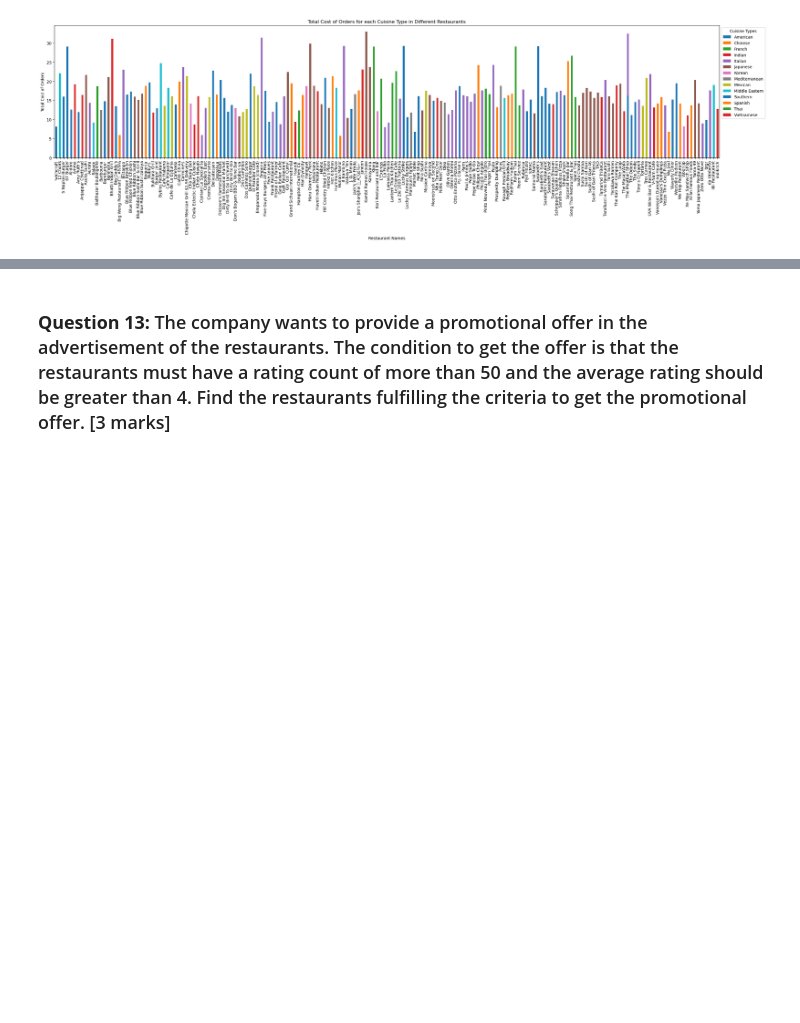
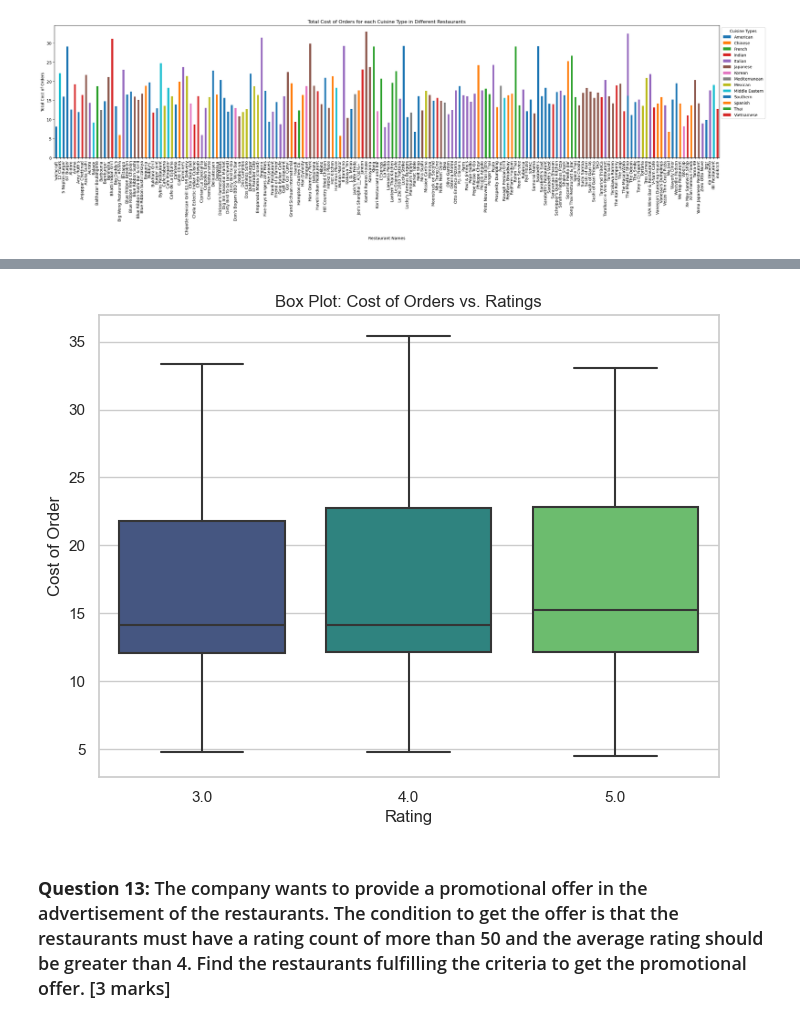
Before and after one commit to ZhiyaoShu/Data-visualization---Foodhub, a Jupyter notebook: FDS_Project_LearnerNotebook_LowCode.ipynb, the cells around one changed output, grey strips where cells are left out. Saved outputs shown, nothing was run; the diff lists cells and outputs as text; code cells hidden in the pictures; blank space fills up the shorter version.

```diff
--- a/FDS_Project_LearnerNotebook_LowCode.ipynb
+++ b/FDS_Project_LearnerNotebook_LowCode.ipynb
@@ -361,3 +369,14 @@ plt.legend(title='Cuisine Types', bbox_to_anchor=(1, 1))
+# %%
+# Create a joint plot for 'total order time', 'rating' and 'days of a week'
+# Create the box plot
+plt.figure(figsize=(8, 6))
+sns.boxplot(x='rating', y='cost_of_the_order', data=df, palette='viridis')
+plt.xlabel('Rating')
+plt.ylabel('Cost of Order')
+plt.title('Box Plot: Cost of Orders vs. Ratings')
+plt.show()
+# %% [output]
+[figure, added]
 # %% [markdown]
 ### **Question 13:** The company wants to provide a promotional offer in the advertisement of the restaurants. The condition to get the offer is that the restaurants must have a rating count of more than 50 and the average rating should be greater than 4. Find the restaurants fulfilling the criteria to get the promotional offer. [3 marks]
 # %%
```
Also changed, not shown: parts of 2 cells of this notebook.
